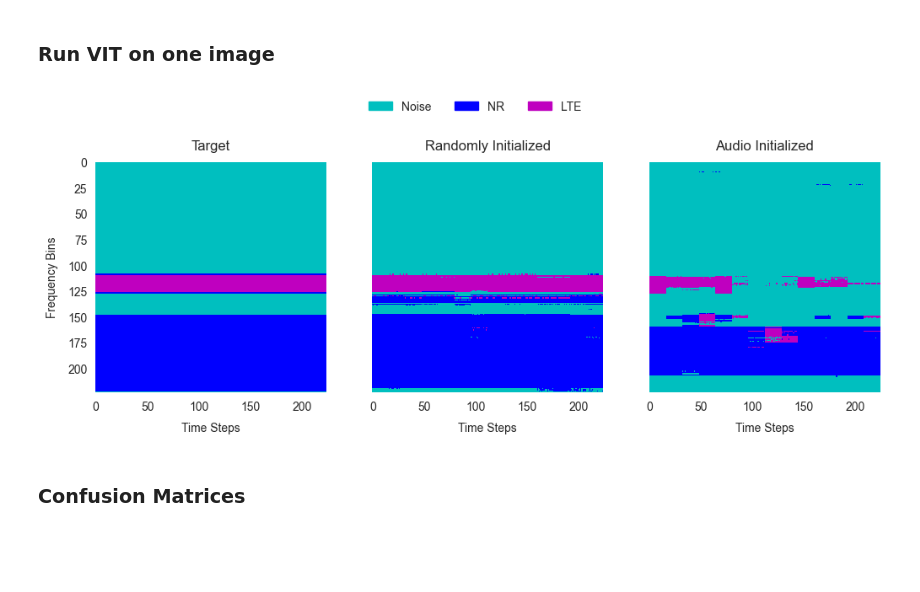
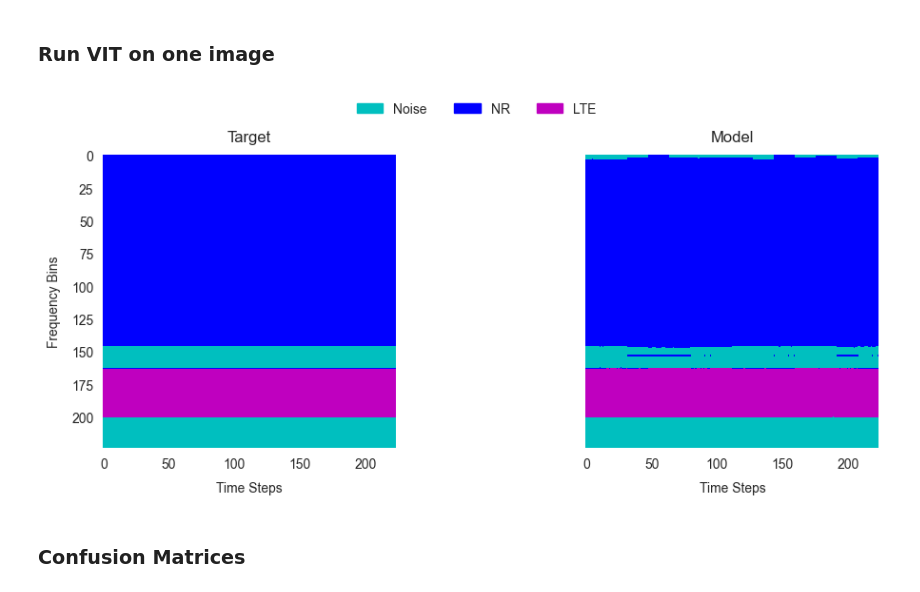
Before and after one commit to Mohammad-Hallaq/tiny-Waves-FM, a Jupyter notebook: demo/mae_visualize_segm.ipynb, the cells around one changed output. Drawn from its saved outputs; the diff is of its cells as text; code cells hidden in the pictures; blank space fills up the shorter version.

```diff
--- a/demo/mae_visualize_segm.ipynb
+++ b/demo/mae_visualize_segm.ipynb
@@ -24,7 +24,7 @@ from sklearn.metrics import confusion_matrix
 # %% [markdown]
 ### Define utils
 # %%
-def prepare_model(chkpt_dir, arch='mae_vit_large_patch_16_gray'):
+def prepare_model(chkpt_dir, arch='seg_vit_large_patch16'):
     # build model
     model = getattr(models_segmentation, arch)()
     # load model
@@ -58,13 +58,9 @@ def display_confusion_mat(conf_mat: np.ndarray, class_labels, title='', normaliz
 ### Load a pre-trained MAE model
 # %%
 device = torch.device('cuda' if torch.cuda.is_available() else 'cpu')
-chkpt_dir = Path('../checkpoints/checkpoint-spect-segm.pth')
-model = prepare_model(chkpt_dir, arch='seg_vit_large_patch16')
-chkpt_dir = Path('../checkpoints/checkpoint-audio-spect-segm.pth')
-model_audio = prepare_model(chkpt_dir, arch='seg_vit_base_patch16')
+chkpt_dir = Path('../checkpoints/finetuned_small_segm_75.pth')
+model = prepare_model(chkpt_dir, arch='seg_vit_small_patch16')
 model = model.to(device)
-model_audio = model_audio.to(device)
 model.eval()
-model_audio.eval()
 # %% [output]
 <All keys matched successfully>
@@ -89,51 +84,45 @@ SegmentationViT(
 # %% [markdown]
 ### Load dataset
 # %%
-dataset_test = SegmentationDataset(dataset_dir=Path('../../QoherentLnC_V2/SegmentationData/Test/LTE_NR'))
+dataset_test = SegmentationDataset(dataset_dir=Path('../../datasets/SegmentationData/Test/LTE_NR'))
 # %% [markdown]
 ### Run VIT on one image
 # %%
 sample, target = dataset_test[np.random.randint(0, len(dataset_test))]
 sample = sample.unsqueeze(0).to(device)
 output = model(sample).squeeze(0).argmax(dim=0).detach().cpu().numpy()
-output_audio = model_audio(sample).squeeze(0).argmax(dim=0).detach().cpu().numpy()
 target = target.squeeze(0).detach().cpu().numpy()
 
 colors = ['c', 'b', 'm']
 class_list = ['Noise', 'NR', 'LTE']
 legend_patches = [mpatches.Patch(color=color, label=class_list[i]) for i, color in enumerate(colors)]
 
 cmap = ListedColormap(colors)
-fig, axs = plt.subplots(nrows=1, ncols=3, sharex=True, sharey=True)
+fig, axs = plt.subplots(nrows=1, ncols=2, sharex=True, sharey=True)
 fig.set_figwidth(12)
 fig.set_figheight(4)
 
 axs[0].imshow(target, cmap=cmap, interpolation='none')
 axs[1].imshow(output, cmap=cmap, interpolation='none')
-axs[2].imshow(output_audio, cmap=cmap, interpolation='none')
 
 # Titles and labels
 axs[0].set_title('Target', fontsize=12, pad=10)
-axs[1].set_title('Randomly Initialized', fontsize=12, pad=10)
-axs[2].set_title('Audio Initialized', fontsize=12, pad=10)
+axs[1].set_title('Model', fontsize=12, pad=10)
 axs[0].set_xlabel('Time Steps', fontsize=10, labelpad=8)
 axs[1].set_xlabel('Time Steps', fontsize=10, labelpad=8)
-axs[2].set_xlabel('Time Steps', fontsize=10, labelpad=8)
 axs[0].set_ylabel('Frequency Bins', fontsize=10, labelpad=8)
 
 # Turn off grid and remove spines
 for ax in axs:
     ax.grid(False)
     for spine in ax.spines.values():
         spine.set_visible(False)
 
 # Legend
 fig.legend(handles=legend_patches, ncol=3, loc='upper center', fontsize=10, bbox_to_anchor=(0.5, 1.05), frameon=False)
-
-plt.savefig('fig_spectrogram_segmentation.png', bbox_inches='tight', dpi=300)
 plt.show()
 # %% [output]
-[figure, old version]
+[figure, new version]
 # %% [markdown]
 ### Confusion Matrices
 # %%
```
Also changed, not shown: parts of 4 cells of this notebook, 16 other files.
